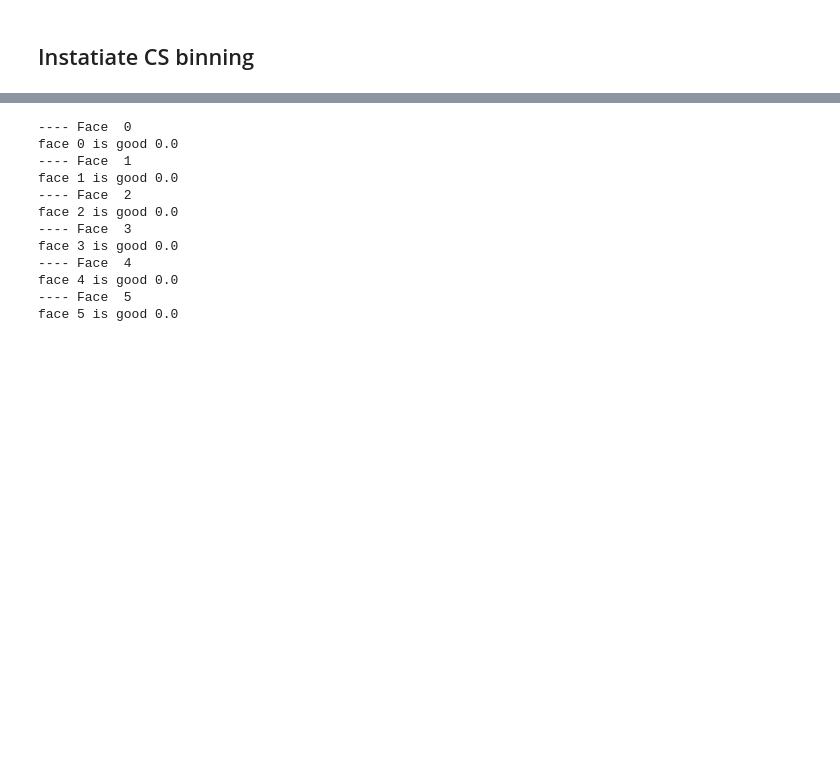
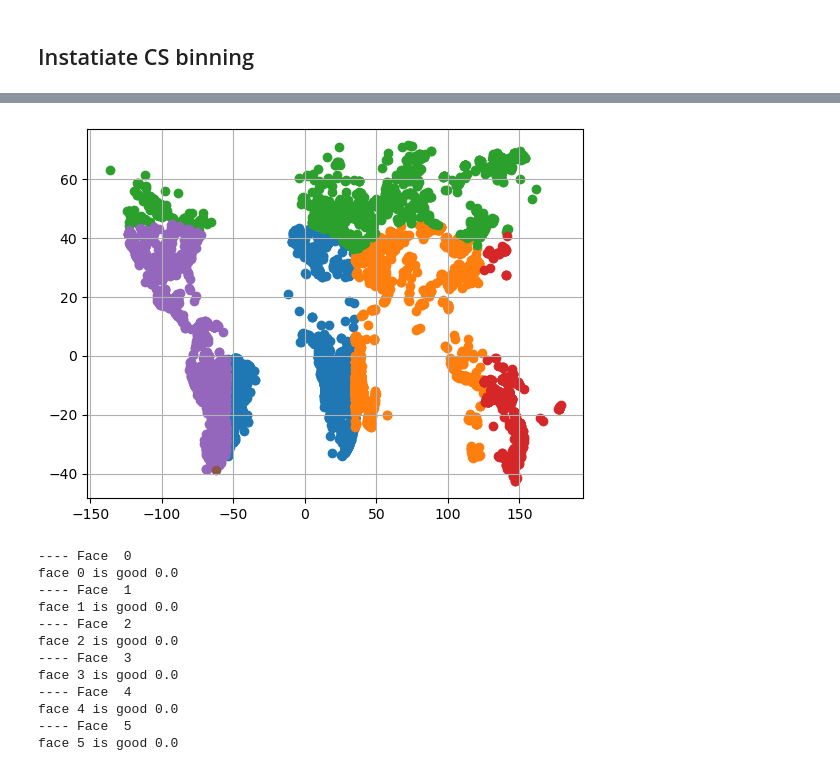
Before and after one commit to GEOS-ESM/GMAOpyobs, a Jupyter notebook: src/Notebooks/cs_bining.ipynb, the cells around one changed output, grey strips where cells are left out. Cells and saved outputs as stored; diff of their text form; code cells hidden in the pictures; blank space fills up the shorter version.

Commit message:
add a plot

```diff
--- a/src/Notebooks/cs_bining.ipynb
+++ b/src/Notebooks/cs_bining.ipynb
@@ -18,8 +18,8 @@ d1, d2 = (214,306) # Aug 1 thru Oct 31
 # %% [markdown]
 ## Testing VIIRS ingest
 # %%
-f =  vx.VX14(vxd14_root+'/%03d'%d1+'/*.nc',verbose=True)
-plt.plot(f.ds.FP_longitude,f.ds.FP_latitude,'.'),plt.grid()
+fvx =  vx.VX14(vxd14_root+'/%03d'%d1+'/*.nc',verbose=True)
+plt.plot(fvx.ds.FP_longitude,fvx.ds.FP_latitude,'.'),plt.grid()
 # %% [output]
 [] Total number of fires: 85785
 ([<matplotlib.lines.Line2D at 0x...>], None)
@@ -51,10 +51,24 @@ Wall time: 22.1 ms
 # %%
 # Use the function binObs
-csobs = csbin.binObs(f.ds.FP_power.to_numpy())
+csfvx = csbin.binObs(fvx.ds.FP_power.to_numpy())
 # %%
 # for testing
 ds = xr.open_dataset(const_fn)
 Xdim = ds.dims['Xdim']
+# %%
+# Scatter fvx face by face
+lon_c = ds['lons']
+lat_c = ds['lats']
+for f in range (6):
+    ij = csfvx[f].ravel() <1.e14
+    lon0 = lon_c[f].data.ravel()[ij]
+    lat0 = lat_c[f].data.ravel()[ij]
+    lon0 = np.where(lon0 >180,lon0-360, lon0)
+    plt.scatter(lon0, lat0)
+
+plt.grid()
+# %% [output]
+[figure, added]
 # %%
 # test 1
 # randomly pick a subset of each face, bin it and do the comparison
```
Also changed, not shown: parts of 4 cells of this notebook.
